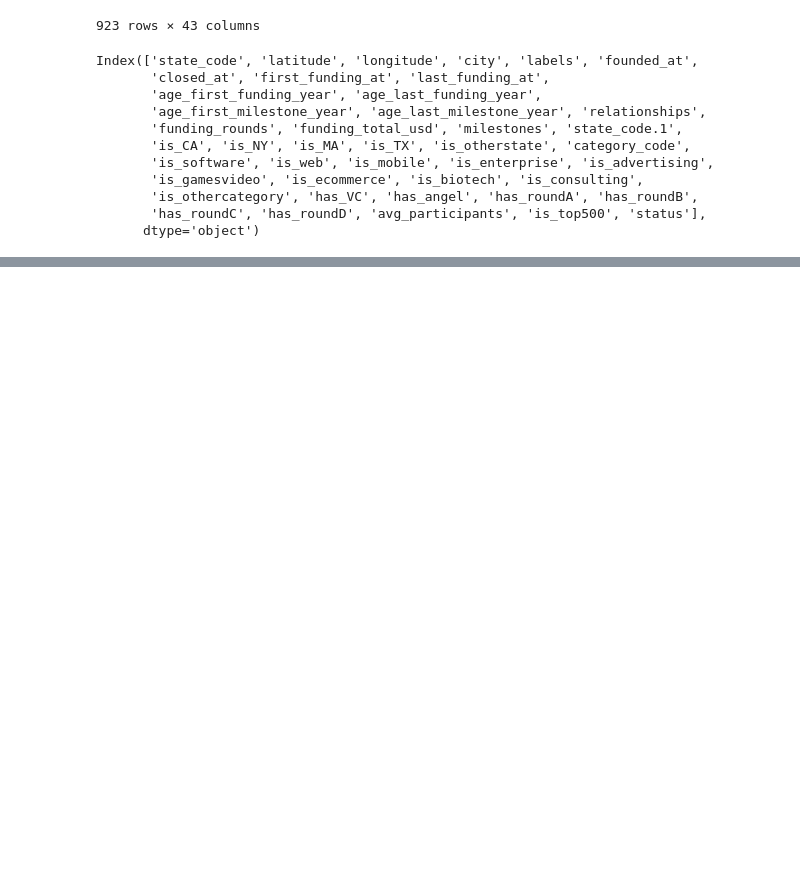
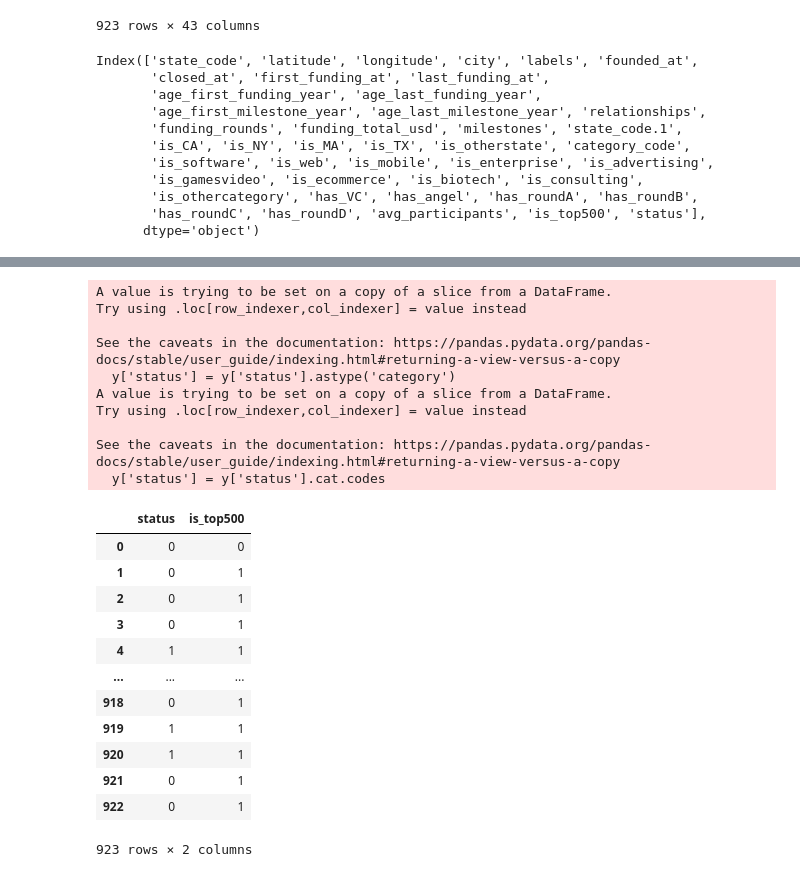
Before and after one commit to BoltStrike77/SparkHub, a Jupyter notebook: startupPredictor.ipynb, the cells around one changed output, grey strips where cells are left out. Cells and saved outputs as stored; diff of their text form; code cells hidden in the pictures; blank space fills up the shorter version.

```diff
--- a/startupPredictor.ipynb
+++ b/startupPredictor.ipynb
@@ -50,0 +62,30 @@ for column in df.columns:
+# %%
+y = df[['status', 'is_top500']]
+#we need to predict the status of the startup as a category, so encode it as a category
+y['status'] = y['status'].astype('category')
+y['status'] = y['status'].cat.codes
+y
+# %% [output]
+A value is trying to be set on a copy of a slice from a DataFrame.
+Try using .loc[row_indexer,col_indexer] = value instead
+
+See the caveats in the documentation: https://pandas.pydata.org/pandas-docs/stable/user_guide/indexing.html#returning-a-view-versus-a-copy
+  y['status'] = y['status'].astype('category')
+A value is trying to be set on a copy of a slice from a DataFrame.
+Try using .loc[row_indexer,col_indexer] = value instead
+
+See the caveats in the documentation: https://pandas.pydata.org/pandas-docs/stable/user_guide/indexing.html#returning-a-view-versus-a-copy
+  y['status'] = y['status'].cat.codes
+|  | status | is_top500 |
+| 0 | 0 | 0 |
+| 1 | 0 | 1 |
+| 2 | 0 | 1 |
+| 3 | 0 | 1 |
+| 4 | 1 | 1 |
+| ... | ... | ... |
+| 918 | 0 | 1 |
+| 919 | 1 | 1 |
+| 920 | 1 | 1 |
+| 921 | 0 | 1 |
+| 922 | 0 | 1 |
+923 rows × 2 columns
```
Also changed, not shown: parts of 9 cells of this notebook.
